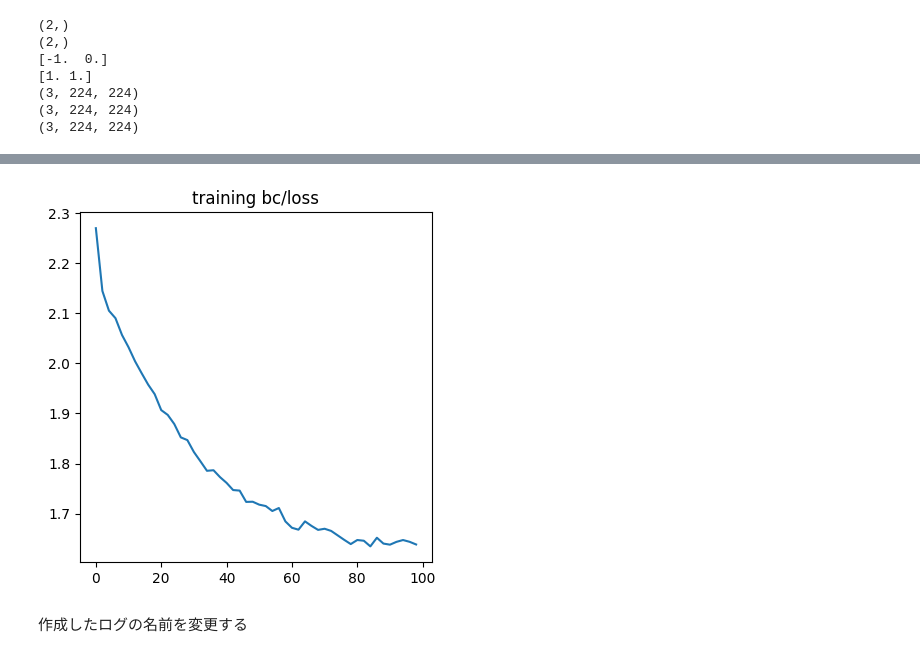
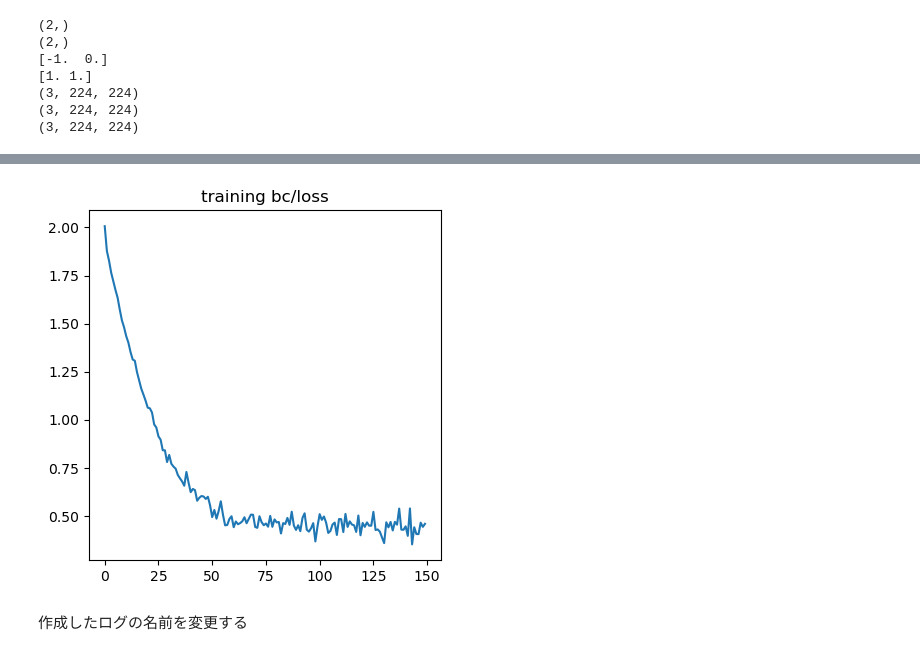
Before and after one commit to yusuke-y819/imitation, a Jupyter notebook: racing/bc_test.ipynb, the cells around one changed output, grey strips where cells are left out. Drawn from its saved outputs; the diff is of its cells as text; code cells hidden in the pictures.

```diff
--- a/racing/bc_test.ipynb
+++ b/racing/bc_test.ipynb
@@ -641,30 +718,30 @@ plt.show()
 # %%
 # # read csv
 # with open('./log/progress.csv', 'r') as f:
 
 #     # read header
 #     header = f.readline().strip().split(',')
 #     print(header)
 
 #     # read data
 #     data = []
 #     for line in f:
 #         data.append(list(map(float, line.strip().split(','))))
 #     data = np.array(data)
 #     print(data.shape)
 
 import matplotlib.pyplot as plt
 
-y_data = data[:, 6]
+y_data = data[:, 5]
 x_data = range(0, len(y_data)*2, 2)
 plt.figure(figsize=(10, 10))
 plt.subplot(2, 2, 1)
-# plt.plot(data[:, 9])
-plt.plot(x_data, y_data)
+plt.plot(data[:, 2])
+# plt.plot(x_data, y_data)
 plt.title("training bc/loss")
 plt.show()
 # %% [output]
-[figure, old version]
+[figure, new version]
 # %% [markdown]
 作成したログの名前を変更する
 # %%
```
Also changed, not shown: parts of 27 cells of this notebook, 6 other files.
